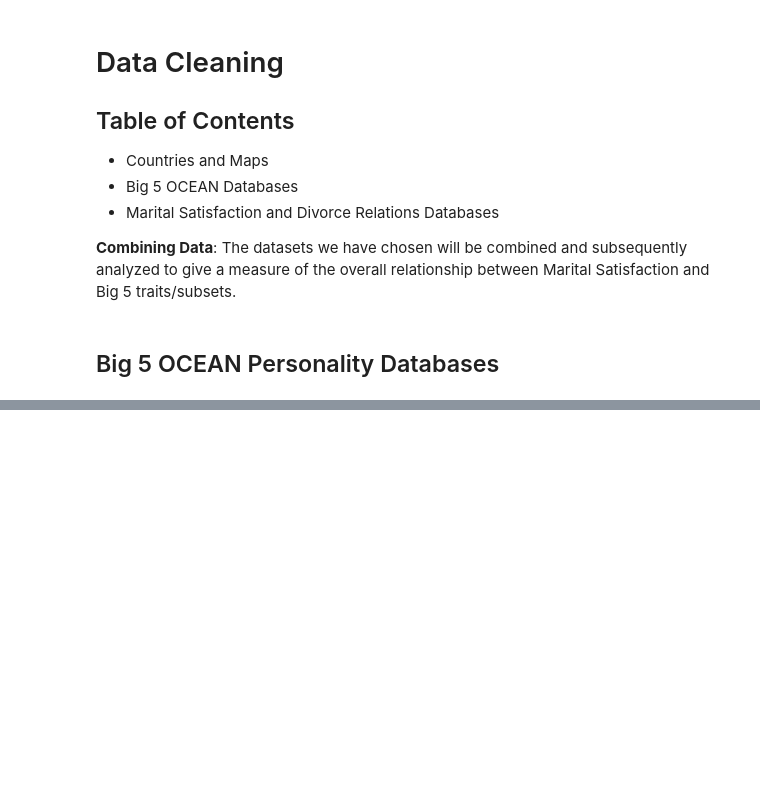
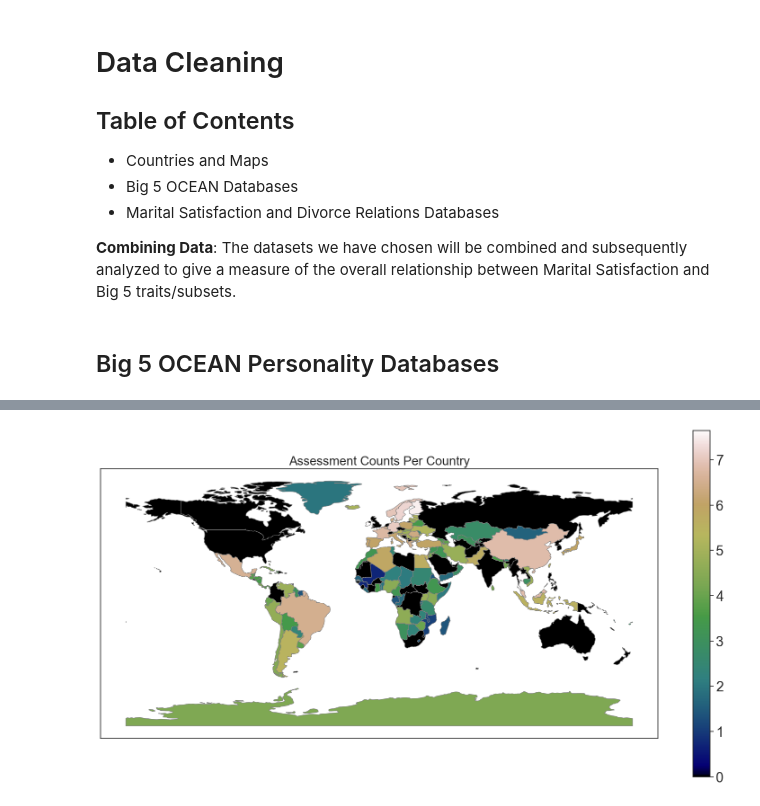
Before and after one commit to BellaIngenue/DivorceRates-and-Big5, a Jupyter notebook: Divorce-Big5.ipynb, the cells around one changed output, grey strips where cells are left out. Cells and saved outputs as stored; diff of their text form; code cells hidden in the pictures; blank space fills up the shorter version.

Commit message:
Finished adding first Shapefile

```diff
--- a/Divorce-Big5.ipynb
+++ b/Divorce-Big5.ipynb
@@ -100,7 +100,8 @@ warnings.filterwarnings('ignore')
 # %% [markdown]
 ## Big 5 OCEAN Personality Databases
 # %%
+# Let's open up the csv files, this dataset was already cleaned and had removed any invalid scores
 big_5_data = ['OneDrive/Documents/GitHub/DivorceRates-and-Big5/datasets/BIG5-Typology/big_five_scores.csv']
-df = pd.read_csv('C:\Users\siena\OneDrive\Documents\GitHub\DivorceRates-and-Big5\datasets\BIG5-Typology\big_five_scores.csv')
+df = pd.read_csv('./datasets/BIG5-Typology/big_five_scores.csv')
 df.head(4)
 # %% [output]
@@ -107,0 +113,13 @@ SyntaxError: (unicode error) 'unicodeescape' codec can't decode bytes in positio
+# %%
+# Next, count the amount of cases for each country
+# country_dict = {i.alpha_2: i.alpha_3 for i in pycountry.countries}
+countries = (
+    pd.DataFrame(df.country.value_counts())
+    .T
+    .rename(columns=country_dict, index={'country':'count'})
+    .rename(columns={'Canada':'CAN', 'Australia':'AUS', 'India':'IND'})
+)
+
+# Change some countries to their alpha_3 instead of code
+
+countries
@@ -107,0 +130,6 @@ SyntaxError: (unicode error) 'unicodeescape' codec can't decode bytes in positio
+# %%
+# Let's log the ranks and Country counts in order
+countries_rank = countries.T.rename_axis('name').reset_index()
+countries_rank['count_log'] = np.log(countries_rank['count'])
+countries_rank['rank'] = countries_rank['count'].rank()
+countries_rank.T
@@ -107,0 +143,21 @@ SyntaxError: (unicode error) 'unicodeescape' codec can't decode bytes in positio
+# %%
+# After counting, let us plot on a shapefile, the count of assessments per Country
+sns.set_style('white')
+# shape = './shapefiles/ne_110m_admin_0_countries.shp'
+# file = gpd.read_file(shape)[['ADMIN', 'ADM0_A3', 'geometry']]
+# file.columns = ['Country', 'Country_Code', 'geometry']
+# file.set_crs(epsg= 4326, inplace=True)
+file = gpd.datasets.get_path('naturalearth_lowres')
+map = gpd.read_file(file)
+world_map = pd.merge(map, right=countries_rank, how='left', on='name').fillna(0)
+
+fig,ax = plt.subplots(figsize=(20,10))
+ax.set_xticks([])
+ax.set_yticks([])
+ax.set_title("Assessment Counts Per Country", fontsize=20)
+world_map.plot(column='count_log', cmap='gist_earth', linewidth=0.8, edgecolor="gray", legend=True, ax=ax,
+            missing_kwds={"color": "blue", "label": "Missing values",},)
+ax.tick_params(left=False, labelleft=False, bottom=False, labelbottom=False)
+fig.show()
+# %% [output]
+[figure, added]
```
Also changed, not shown: parts of 3 cells of this notebook, 8 other files.
